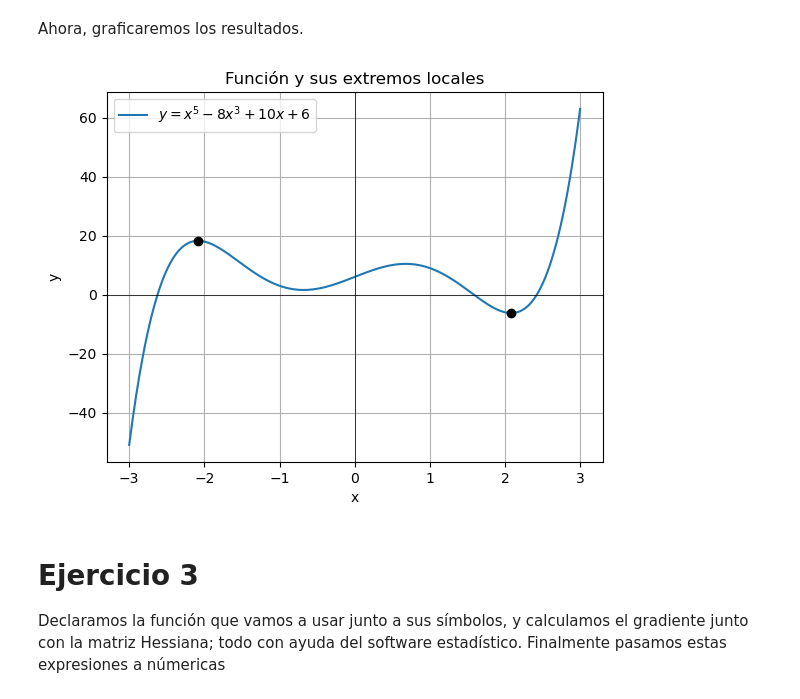
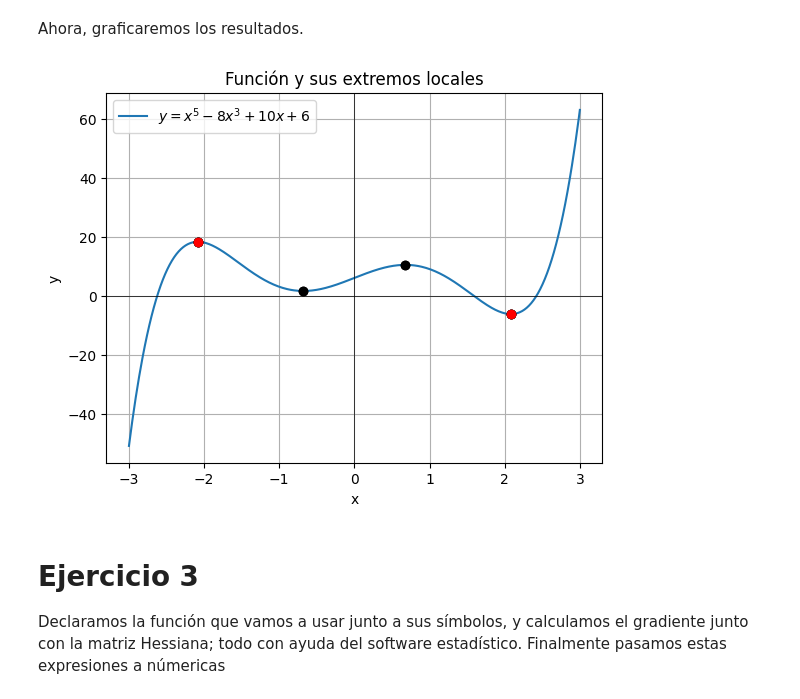
Before and after one commit to jfCamelo/MOS, a Jupyter notebook: Lab_3/lab_3.ipynb, the cells around one changed output. Cells and saved outputs as stored; diff of their text form; code cells hidden in the pictures.

```diff
--- a/Lab_3/lab_3.ipynb
+++ b/Lab_3/lab_3.ipynb
@@ -115,29 +115,32 @@ Ahora, graficaremos los resultados.
 # %%
 # Crear un espacio de valores x para graficar la función
 f_func = sym.lambdify(x, f_expr, 'numpy')
 x_vals = np.linspace(-3, 3, 400)
 y_vals = f_func(x_vals)
 
 # Graficar la función
 plt.plot(x_vals, y_vals, label=r'$y = x^5 - 8x^3 + 10x + 6$')
 
 # Graficar los puntos críticos encontrados
+for point in criticos:
+    plt.plot(point, f_func(point), 'ko')
+
 for point in globales:
-    plt.plot(point, f_func(point), 'ko')
+    plt.plot(point, f_func(point), 'ro')
 
 # Añadir detalles a la gráfica
 plt.title('Función y sus extremos locales')
 plt.axhline(0, color='black',linewidth=0.5)
 plt.axvline(0, color='black',linewidth=0.5)
 plt.grid(True)
 plt.xlabel('x')
 plt.ylabel('y')
 plt.legend()
 
 # Mostrar la gráfica
 plt.show()
 # %% [output]
-[figure, old version]
+[figure, new version]
 # %% [markdown]
 # Ejercicio 3
 
```
Also changed, not shown: parts of 2 cells of this notebook.
